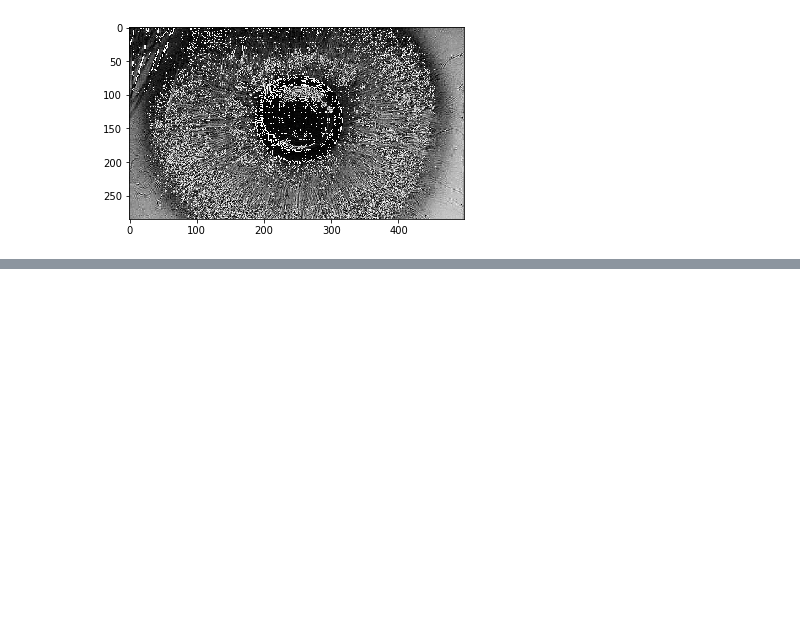
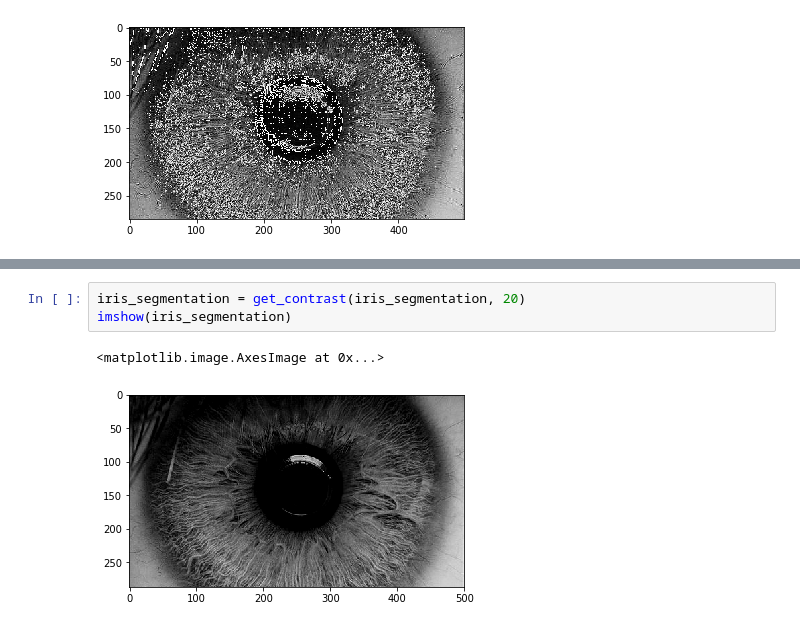
Before and after one commit to alcaster/Biometry-October, a Jupyter notebook: Operation on pixels.ipynb, the cells around one changed output, grey strips where cells are left out. Drawn from its saved outputs; the diff is of its cells as text; blank space fills up the shorter version.

```diff
--- a/Operation on pixels.ipynb
+++ b/Operation on pixels.ipynb
@@ -227,0 +309,6 @@ Origin shape (287, 500, 3) --> New shape (285, 498, 3)
+# %%
+iris_segmentation = get_contrast(iris_segmentation, 20)
+imshow(iris_segmentation)
+# %% [output]
+<matplotlib.image.AxesImage at 0x...>
+[figure, added]
```
Also changed, not shown: parts of 18 cells of this notebook, 1 other file.
